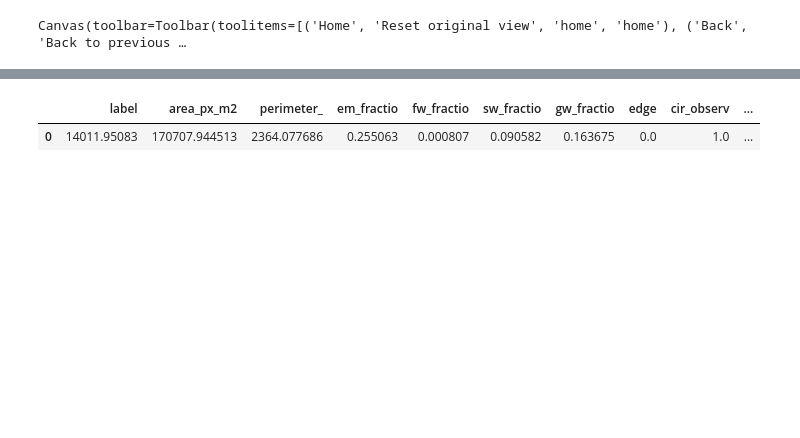
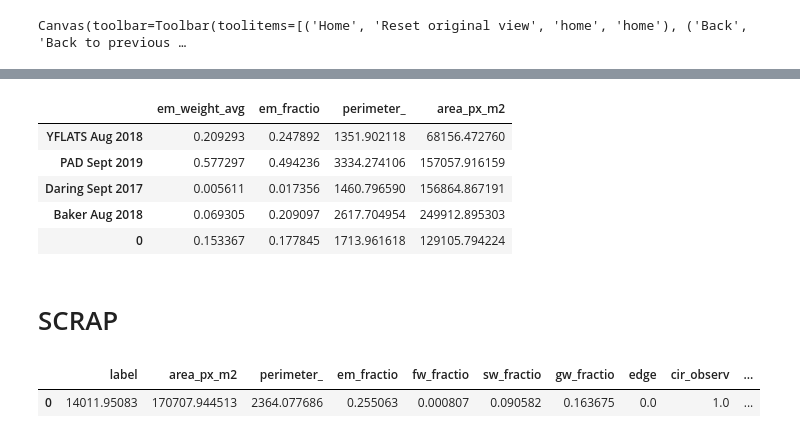
Before and after one commit to ekcomputer/random-wetlands, a Jupyter notebook: analysis/lake-histogram-by-area-etc.ipynb, the cells around one changed output, grey strips where cells are left out. Saved outputs shown, nothing was run; the diff lists cells and outputs as text; code cells hidden in the pictures; blank space fills up the shorter version.

```diff
--- a/analysis/lake-histogram-by-area-etc.ipynb
+++ b/analysis/lake-histogram-by-area-etc.ipynb
@@ -613,3 +658,15 @@ Canvas(toolbar=Toolbar(toolitems=[('Home', 'Reset original view', 'home', 'home'
+# %%
+## View full Data table
+lakes_mean_df_append[['em_weight_avg', 'em_fractio', 'perimeter_','area_px_m2']]
+# %% [output]
+|  | em_weight_avg | em_fractio | perimeter_ | area_px_m2 |
+| YFLATS Aug 2018 | 0.209293 | 0.247892 | 1351.902118 | 68156.472760 |
+| PAD Sept 2019 | 0.577297 | 0.494236 | 3334.274106 | 157057.916159 |
+| Daring Sept 2017 | 0.005611 | 0.017356 | 1460.796590 | 156864.867191 |
+| Baker Aug 2018 | 0.069305 | 0.209097 | 2617.704954 | 249912.895303 |
+| 0 | 0.153367 | 0.177845 | 1713.961618 | 129105.794224 |
+# %% [markdown]
+# SCRAP
 # %%
 ## SCRAP
 
```
Also changed, not shown: parts of 19 cells of this notebook, 1 other file.
